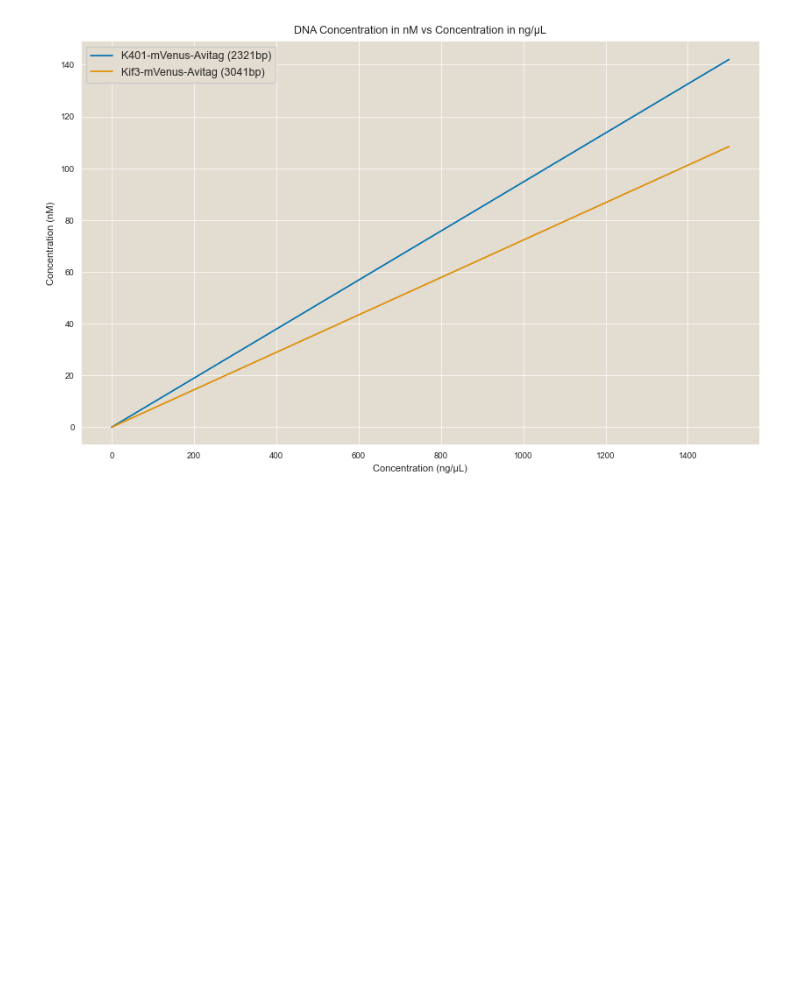
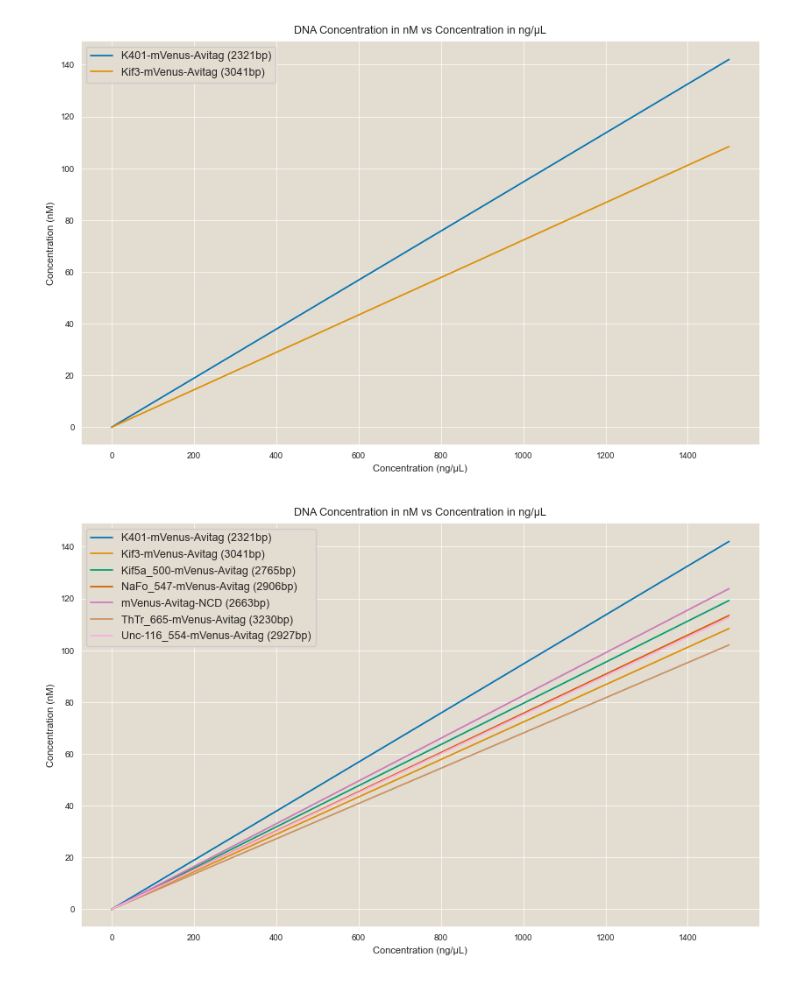
Before and after one commit to dalarios/activedrops, a Jupyter notebook: code/exploratory/PCR_DNA-ngul_to_nM.ipynb, the cells around one changed output. Saved outputs shown, nothing was run; the diff lists cells and outputs as text; code cells hidden in the pictures; blank space fills up the shorter version.

```diff
--- a/code/exploratory/PCR_DNA-ngul_to_nM.ipynb
+++ b/code/exploratory/PCR_DNA-ngul_to_nM.ipynb
@@ -48,3 +48,53 @@ plt.grid(True)
 plt.show()
 # %% [output]
 [figure]
+# %%
+import numpy as np
+import matplotlib.pyplot as plt
+
+def plot_dna_concentration(constructs, drop_volume=7):
+    # Define constants
+    average_mw_per_bp = 650
+    volume_ul = 1e6  # Volume of 1 liter in microliters
+
+    # Generate concentration range
+    concentration_range_ng_per_ul = np.linspace(0, 1500, 100)  # ng/µL range
+
+    # Prepare the plot
+    plt.figure(figsize=(10, 6))
+
+    # Iterate over each construct
+    for construct, size_bp in constructs.items():
+        # Calculate concentrations in nM for the given range
+        concentration_nM_values = []
+        for conc_ng_per_ul in concentration_range_ng_per_ul:
+            concentration_g_per_l = conc_ng_per_ul * 1e-6  # Convert ng/µL to g/L
+            molecular_weight = size_bp * average_mw_per_bp  # Molecular weight of the DNA (g/mol)
+            concentration_m = concentration_g_per_l / molecular_weight  # Concentration in moles per liter (M)
+            concentration_nM = (concentration_m * 1e12) / drop_volume  # Convert to nM and adjust by drop volume
+            concentration_nM_values.append(concentration_nM)
+
+        # Plot the result for this construct
+        plt.plot(concentration_range_ng_per_ul, concentration_nM_values, label=f'{construct} ({size_bp}bp)')
+
+    # Set plot details
+    plt.xlabel('Concentration (ng/µL)')
+    plt.ylabel('Concentration (nM)')
+    plt.title('DNA Concentration in nM vs Concentration in ng/µL')
+    plt.legend()
+    plt.grid(True)
+    plt.show()
+
+# Example usage
+constructs = {
+    'K401-mVenus-Avitag': 2321,
+    'Kif3-mVenus-Avitag': 3041,
+    'Kif5a_500-mVenus-Avitag': 2765,
+    'NaFo_547-mVenus-Avitag': 2906,
+    "mVenus-Avitag-NCD": 2663,
+    "ThTr_665-mVenus-Avitag": 3230,
+    "Unc-116_554-mVenus-Avitag": 2927,
+}
+plot_dna_concentration(constructs)
+# %% [output]
+[figure, added]
```
Also changed, not shown: 13 other files.
